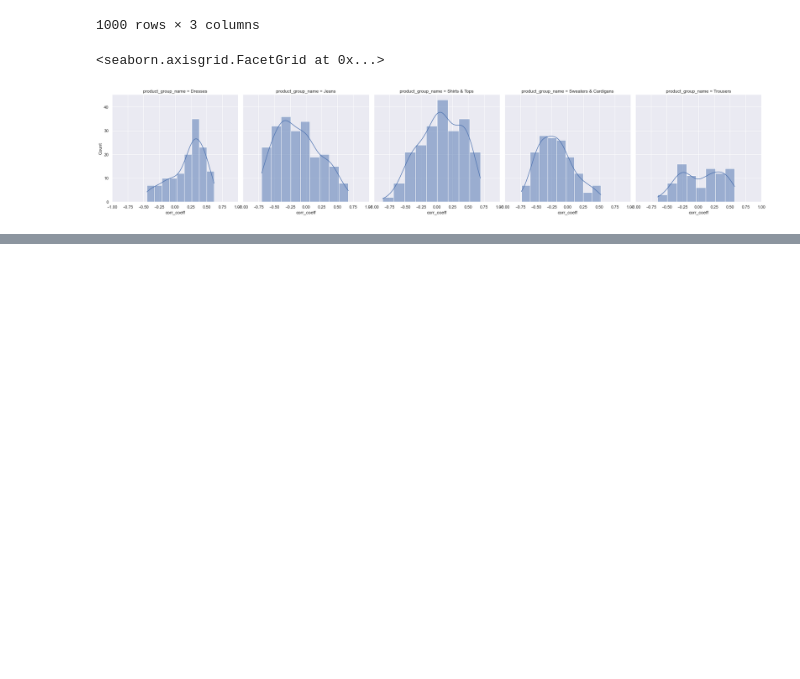
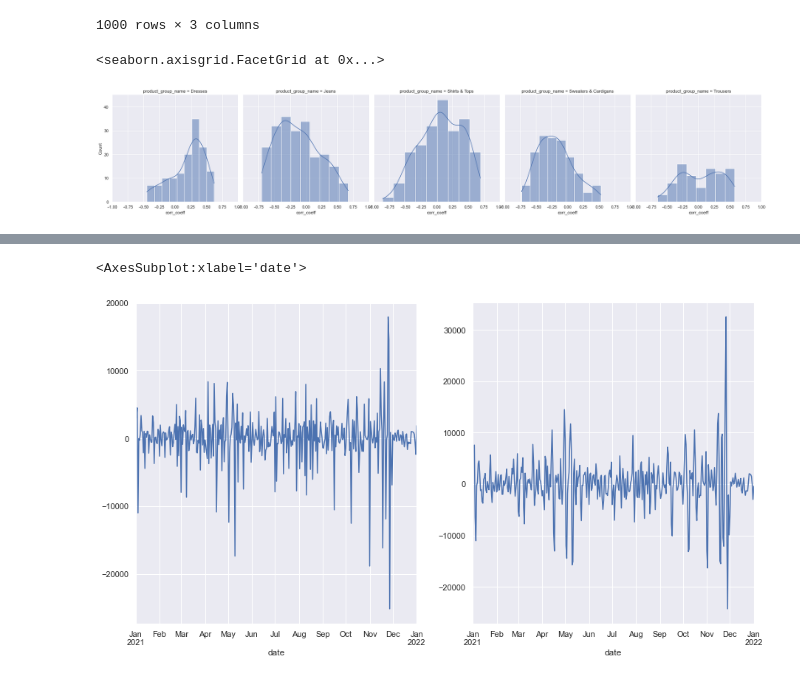
Before and after one commit to omar-elmaria/about_you_case_study, a Jupyter notebook: about_you_case.ipynb, the cells around one changed output, grey strips where cells are left out. Drawn from its saved outputs; the diff is of its cells as text; code cells hidden in the pictures; blank space fills up the shorter version.

```diff
--- a/about_you_case.ipynb
+++ b/about_you_case.ipynb
@@ -456,0 +542,5 @@ g.set(xlim = (-1, 1))
+# %%
+# Differencing (try out the weekly first difference)
+df_ts_trimmed['daily_first_diff'] = df_ts_trimmed['items_sold'] - df_ts_trimmed['items_sold'].shift(1)
+df_ts_trimmed['daily_second_diff'] = df_ts_trimmed['items_sold'] - df_ts_trimmed['items_sold'].shift(2)
+df_ts_trimmed.head(10)
@@ -456,0 +578,10 @@ g.set(xlim = (-1, 1))
+# %%
+# Plot the daily_first_diff column
+fig, ax = plt.subplots(1, 2, figsize = (15, 8))
+
+df_ts_trimmed['daily_first_diff'].plot(ax = ax[0])
+
+df_ts_trimmed['daily_second_diff'].plot(ax = ax[1])
+# %% [output]
+<AxesSubplot:xlabel='date'>
+[figure, added]
```
Also changed, not shown: parts of 13 cells of this notebook, 1 other file.
